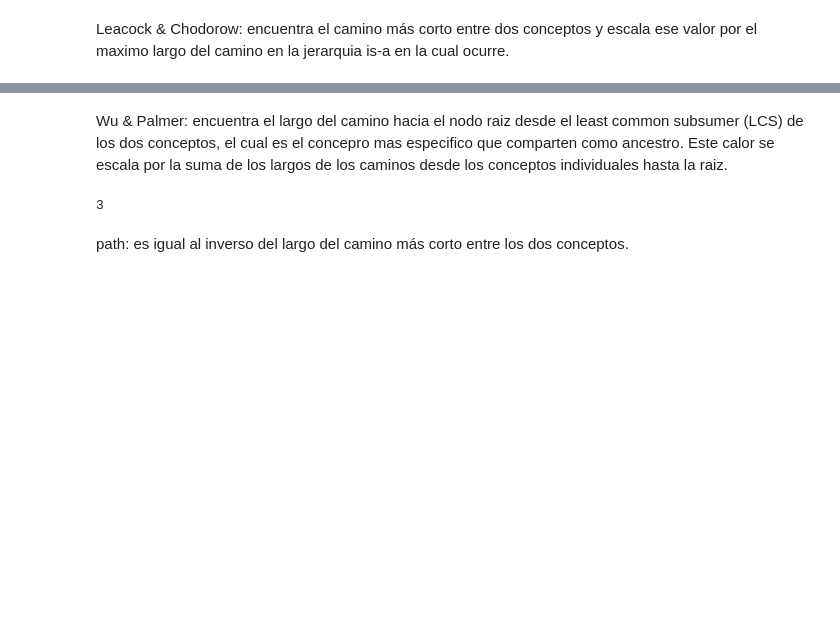
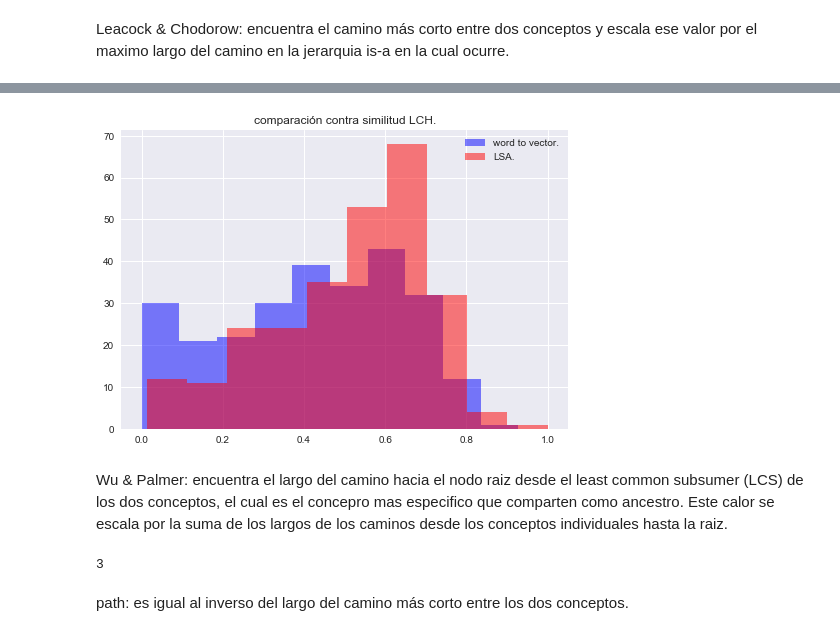
Before and after one commit to FerFrassia/DataScience, a Jupyter notebook: tp6/Tp6.ipynb, the cells around one changed output, grey strips where cells are left out. Drawn from its saved outputs; the diff is of its cells as text; code cells hidden in the pictures; blank space fills up the shorter version.

```diff
--- a/tp6/Tp6.ipynb
+++ b/tp6/Tp6.ipynb
@@ -429,9 +327,22 @@ print(len(dist_w2v_path))
+# %%
+plt.hist(simil_norm['dist_w2v_lch'], color = 'b', alpha = 0.5, label = 'word to vector.')
+plt.hist(simil_norm['dist_lsa_lch'], color = 'r', alpha = 0.5, label = 'LSA.')
+plt.legend()
+plt.title('comparación contra similitud LCH.')
+plt.show()
+# %% [output]
+[figure, added]
 # %% [markdown]
 Wu  & Palmer: encuentra el largo del camino hacia el nodo raiz desde el least common subsumer (LCS) de los dos conceptos, el cual es el concepro mas especifico que comparten como ancestro. Este calor se escala por la suma de los largos de los caminos desde los conceptos individuales hasta la raiz.
-# %%
-ls = [1,2,3]
-max(ls)
-# %% [output]
-3
+# %%
+
+
+plt.hist(simil_norm['dist_w2v_wup'], color = 'b', alpha = 0.5, label = 'word to vector.')
+plt.hist(simil_norm['dist_lsa_wup'], color = 'r', alpha = 0.5, label = 'LSA.')
+plt.legend()
+plt.title('comparación contra similitud WUP.')
+plt.show()
+# %% [output]
+3
 # %% [markdown]
 path: es igual al inverso del largo del camino más corto entre los dos conceptos.
```
Also changed, not shown: parts of 18 cells of this notebook, 2 other files.
